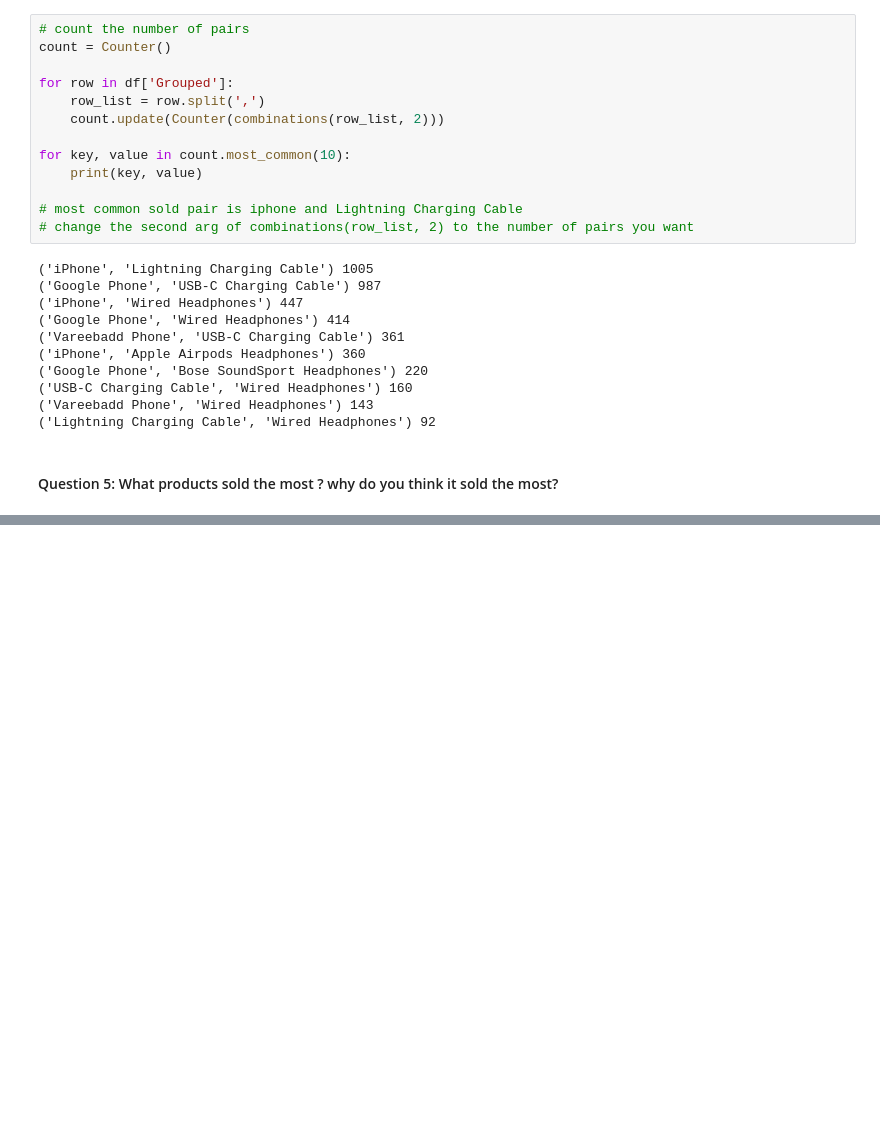
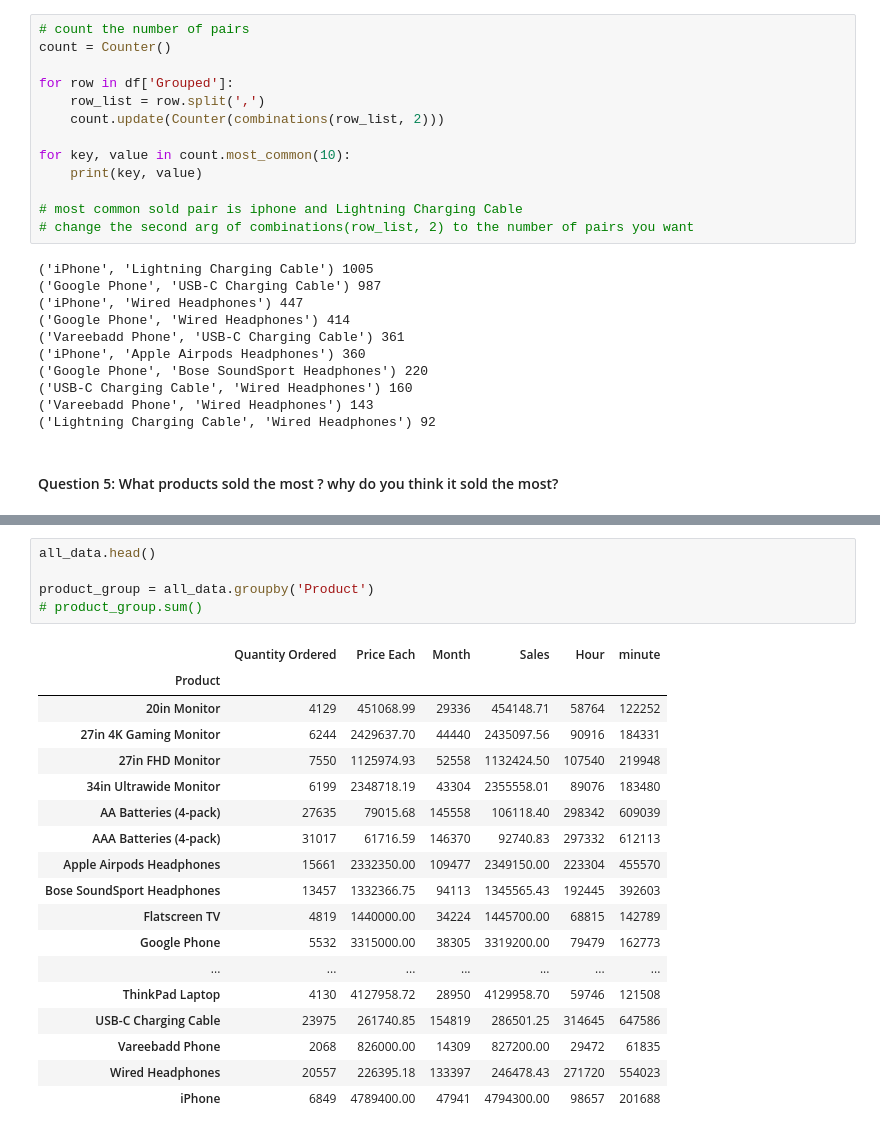
Before and after one commit to lsmucassi/python_venom_attack, a Jupyter notebook: data_science/real_world_exam/SalesAnalysis/Just_analysis.ipynb, the cells around one changed output, grey strips where cells are left out. Saved outputs shown, nothing was run; the diff lists cells and outputs as text; blank space fills up the shorter version.

```diff
--- a/data_science/real_world_exam/SalesAnalysis/Just_analysis.ipynb
+++ b/data_science/real_world_exam/SalesAnalysis/Just_analysis.ipynb
@@ -289,0 +281,24 @@ all_data.head()
+# %%
+all_data.head()
+
+product_group = all_data.groupby('Product')
+# product_group.sum()
+# %% [output]
+|  | Quantity Ordered | Price Each | Month | Sales | Hour | minute |
+| Product |  |  |  |  |  |  |
+| 20in Monitor | 4129 | 451068.99 | 29336 | 454148.71 | 58764 | 122252 |
+| 27in 4K Gaming Monitor | 6244 | 2429637.70 | 44440 | 2435097.56 | 90916 | 184331 |
+| 27in FHD Monitor | 7550 | 1125974.93 | 52558 | 1132424.50 | 107540 | 219948 |
+| 34in Ultrawide Monitor | 6199 | 2348718.19 | 43304 | 2355558.01 | 89076 | 183480 |
+| AA Batteries (4-pack) | 27635 | 79015.68 | 145558 | 106118.40 | 298342 | 609039 |
+| AAA Batteries (4-pack) | 31017 | 61716.59 | 146370 | 92740.83 | 297332 | 612113 |
+| Apple Airpods Headphones | 15661 | 2332350.00 | 109477 | 2349150.00 | 223304 | 455570 |
+| Bose SoundSport Headphones | 13457 | 1332366.75 | 94113 | 1345565.43 | 192445 | 392603 |
+| Flatscreen TV | 4819 | 1440000.00 | 34224 | 1445700.00 | 68815 | 142789 |
+| Google Phone | 5532 | 3315000.00 | 38305 | 3319200.00 | 79479 | 162773 |
+| ... | ... | ... | ... | ... | ... | ... |
+| ThinkPad Laptop | 4130 | 4127958.72 | 28950 | 4129958.70 | 59746 | 121508 |
+| USB-C Charging Cable | 23975 | 261740.85 | 154819 | 286501.25 | 314645 | 647586 |
+| Vareebadd Phone | 2068 | 826000.00 | 14309 | 827200.00 | 29472 | 61835 |
+| Wired Headphones | 20557 | 226395.18 | 133397 | 246478.43 | 271720 | 554023 |
+| iPhone | 6849 | 4789400.00 | 47941 | 4794300.00 | 98657 | 201688 |
```
Also changed, not shown: parts of 5 cells of this notebook.
